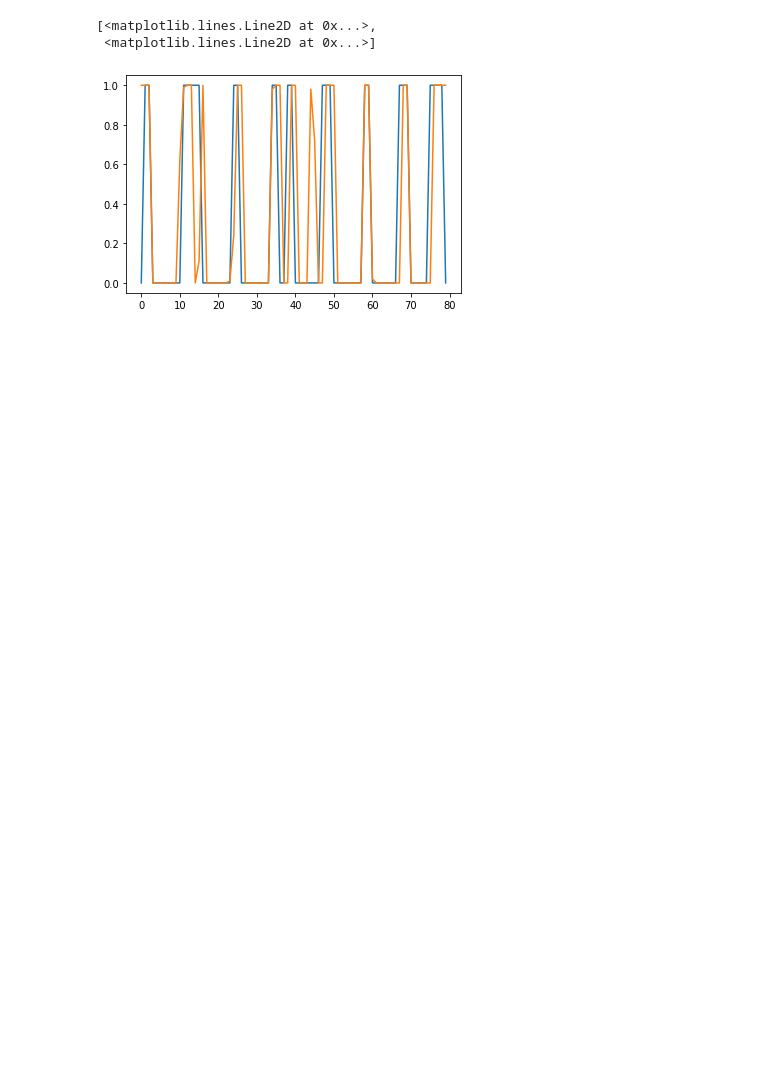
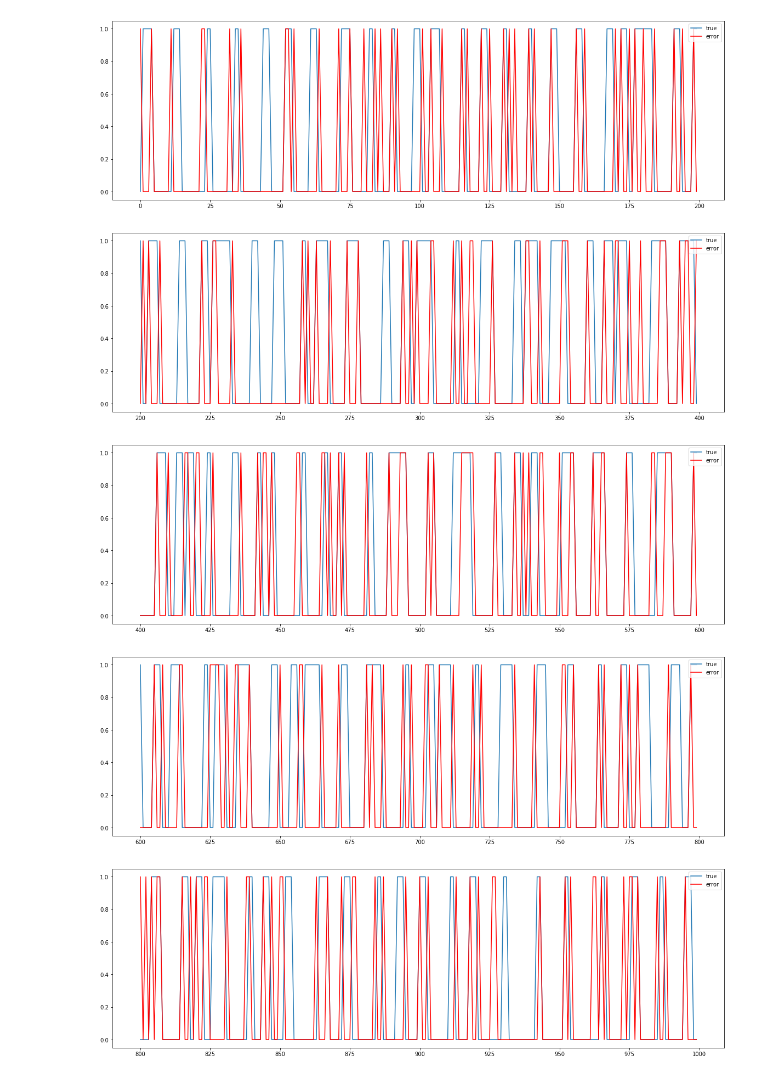
Before and after one commit to BojanFaletic/research, a Jupyter notebook: TimeNet.ipynb, the cells around one changed output. Saved outputs shown, nothing was run; the diff lists cells and outputs as text; code cells hidden in the pictures; blank space fills up the shorter version.

```diff
--- a/TimeNet.ipynb
+++ b/TimeNet.ipynb
@@ -53,6 +77,22 @@ x_sz = int(X.shape[0] * 0.8 )
 # %%
+SPLIT_RATIO = 0.9
+BATCH_SIZE = 32
+
+x_sz = int(X.shape[0] * SPLIT_RATIO )
+
 X_in = torch.Tensor(X[:x_sz])
 Y_in = torch.Tensor(Y[:x_sz])
 
 X_val = torch.Tensor(X[x_sz:])
 Y_val = torch.Tensor(Y[x_sz:])
+
+
+d_set_val = TensorDataset(X_val, Y_val)
+d_set_train = TensorDataset(X_in, Y_in)
+
+
+dataloader_val = DataLoader(d_set_val, batch_size=BATCH_SIZE,
+                        shuffle=False, num_workers=0)
+
+dataloader_train = DataLoader(d_set_train, batch_size=BATCH_SIZE,
+                        shuffle=False, num_workers=0)
@@ -145,9 +218,26 @@ out = np.array([np.round(net(x.expand(1,1,-1).to(device)).cpu().detach().numpy()
-# %%
-O = 200
-L = 80
-t = np.arange(L)
-plt.plot(t, Y_sim[O:O+L], t, out[O:O+L])
-# %% [output]
-[<matplotlib.lines.Line2D at 0x...>,
- <matplotlib.lines.Line2D at 0x...>]
-[figure, removed]
+# %%
+X_sim = X_val.reshape(-1, HR_DATA)
+Y_sim = Y_val.reshape(-1, 1)
+out = np.array([np.round(net(x.expand(1,1,-1).to(device)).cpu().detach().numpy(), 0) for x in X_sim]).reshape(-1,1)
+
+def draw_plot(offset, length):
+  t = np.arange(length)+offset
+
+  y = Y_sim[offset:offset+length].detach().numpy()
+  err = np.abs(y - out[offset:offset+length])
+
+  fig, ax = plt.subplots(figsize=(20,6), nrows=1, ncols=1)
+
+  ax.plot(t, y, label='true')
+  #ax.plot(t, out[offset:offset+length], label='predicted')
+  ax.plot(t, err, label='error', color='r')
+  ax.legend(loc=1);
+# %%
+for i in range(5):
+  draw_plot(i*200, 200)
+# %% [output]
+[figure, added]
+[figure, added]
+[figure, added]
+[figure, added]
+[figure, added]
```
Also changed, not shown: parts of 13 cells of this notebook.
